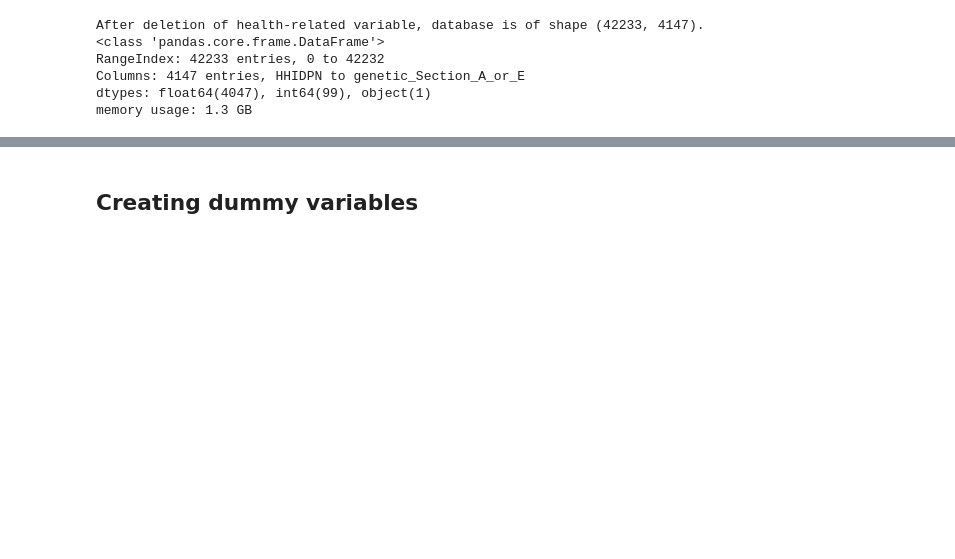
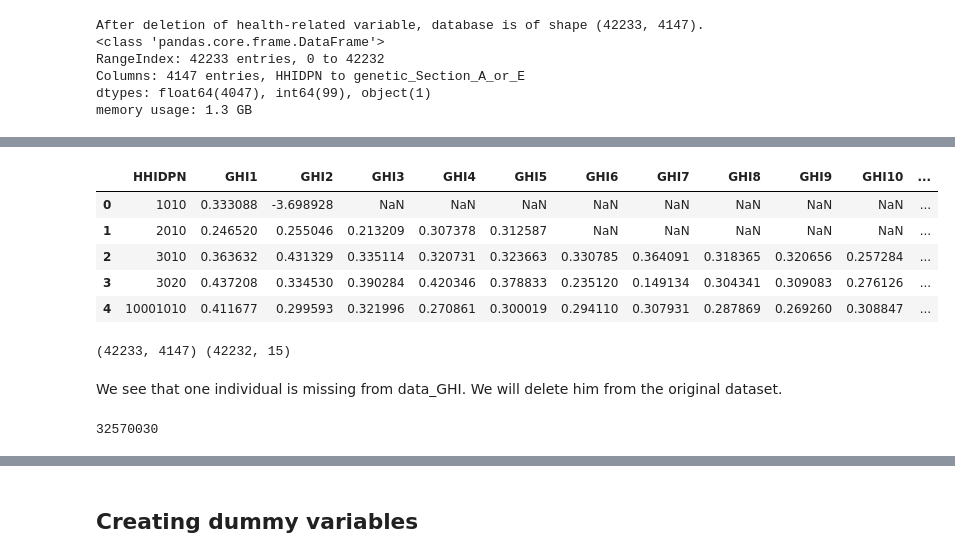
Before and after one commit to jveillon/Projet_Statapp, a Jupyter notebook: pretreatment/file_03_delete_health_and_dummify.ipynb, the cells around one changed output, grey strips where cells are left out. Saved outputs shown, nothing was run; the diff lists cells and outputs as text; code cells hidden in the pictures; blank space fills up the shorter version.

Commit message:
Deleting health vars, adding Global Health Index (GHI) and dummifying database

```diff
--- a/pretreatment/file_03_delete_health_and_dummify.ipynb
+++ b/pretreatment/file_03_delete_health_and_dummify.ipynb
@@ -220,0 +215,3 @@ memory usage: 1.3 GB
+# %%
+data_GHI = pd.read_csv("/content/drive/MyDrive/Statapp/data_only_health_index_2.csv")
+data_GHI.head()
@@ -220,0 +225,24 @@ memory usage: 1.3 GB
+# %%
+# We change the names just because I want it.
+new_columns_names = ["HHIDPN"] + [f"GHI{col[9:]}" for col in data_GHI.columns if "index" in col]
+data_GHI.columns = new_columns_names
+data_GHI.head()
+# %% [output]
+|  | HHIDPN | GHI1 | GHI2 | GHI3 | GHI4 | GHI5 | GHI6 | GHI7 | GHI8 | GHI9 | GHI10 | ... |
+| 0 | 1010 | 0.333088 | -3.698928 | NaN | NaN | NaN | NaN | NaN | NaN | NaN | NaN | ... |
+| 1 | 2010 | 0.246520 | 0.255046 | 0.213209 | 0.307378 | 0.312587 | NaN | NaN | NaN | NaN | NaN | ... |
+| 2 | 3010 | 0.363632 | 0.431329 | 0.335114 | 0.320731 | 0.323663 | 0.330785 | 0.364091 | 0.318365 | 0.320656 | 0.257284 | ... |
+| 3 | 3020 | 0.437208 | 0.334530 | 0.390284 | 0.420346 | 0.378833 | 0.235120 | 0.149134 | 0.304341 | 0.309083 | 0.276126 | ... |
+| 4 | 10001010 | 0.411677 | 0.299593 | 0.321996 | 0.270861 | 0.300019 | 0.294110 | 0.307931 | 0.287869 | 0.269260 | 0.308847 | ... |
+# %%
+print(data.shape, data_GHI.shape)
+# %% [output]
+(42233, 4147) (42232, 15)
+# %% [markdown]
+We see that one individual is missing from data_GHI. We will delete him from the original dataset.
+# %%
+for hhidpn in data["HHIDPN"].values:
+  if hhidpn not in data_GHI["HHIDPN"].values:
+    print(hhidpn)
+# %% [output]
+32570030
```
Also changed, not shown: parts of 16 cells of this notebook.
